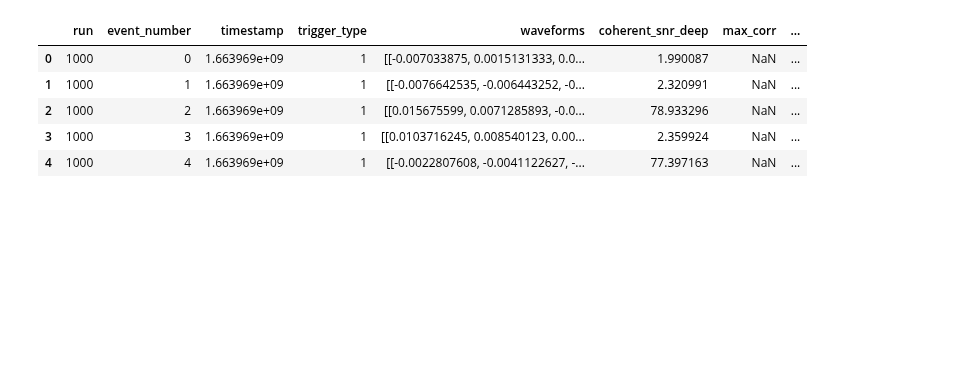
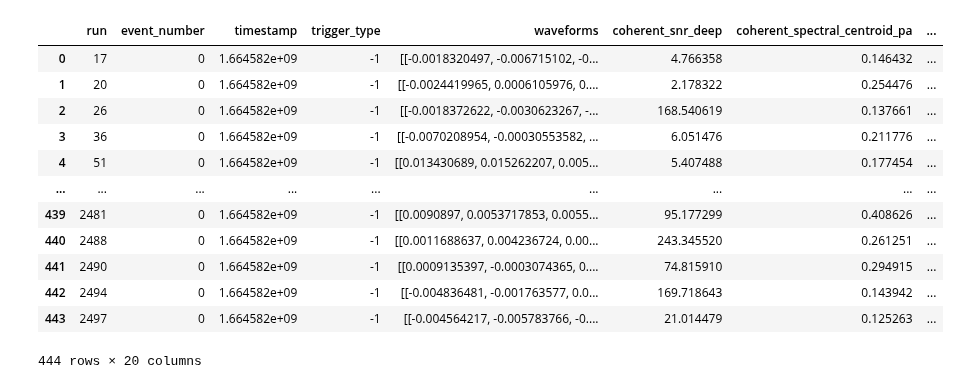
Before and after one commit to alisanozdrina/TS_ML, a Jupyter notebook: notebooks/check_h5files.ipynb, the cells around one changed output. Saved outputs shown, nothing was run; the diff lists cells and outputs as text; code cells hidden in the pictures; blank space fills up the shorter version.

```diff
--- a/notebooks/check_h5files.ipynb
+++ b/notebooks/check_h5files.ipynb
@@ -2,15 +2,17 @@
 import h5py
 import pandas as pd
 
-path = "/fs/ess/PAS2608/alisa/rno_g/TS_ML/ml_dataset"
+path = "/fs/ess/PAS2608/alisa/rno_g/TS_ML/ml_dataset/data/station23_2022"
 fname = f"{path}/station23_run1000.h5"
 
+#fname='/fs/ess/PAS2608/alisa/rno_g/TS_ML/ml_dataset/sim/nc_cr_proxy_full_set/station23_sim_lgE19.0_c0136.h5'
 with h5py.File(fname, "r") as f:
     waveforms = f["waveforms"][:]        # shape likely (N, 24, 2048)
     run = f["run"][:]
     event_number = f["event_number"][:]
     timestamp = f["timestamp"][:]
     trigger_type = f["trigger_type"][:]
+    snr_avg_deep = f["features"]["snr_avg_deep"][:]
 
     print("waveforms:", waveforms.shape)
     print("run:", run.shape)
@@ -24,21 +46,28 @@ features keys: ['coherent_snr_deep', 'max_corr', 'passed_hit_filter', 'snr_avg_d
 # %%
 with h5py.File(fname, "r") as f:
     df = pd.DataFrame({
         "run": f["run"][:],
         "event_number": f["event_number"][:],
         "timestamp": f["timestamp"][:],
         "trigger_type": f["trigger_type"][:],
         "waveforms": list(f["waveforms"][:])  # Store waveforms as lists in the DataFrame
     })
 
     for key in f["features"].keys():
         df[key] = f["features"][key][:]
 
-df.head()
+df
 # %% [output]
-|  | run | event_number | timestamp | trigger_type | waveforms | coherent_snr_deep | max_corr | ... |
-| 0 | 1000 | 0 | 1.663969e+09 | 1 | [[-0.007033875, 0.0015131333, 0.0... | 1.990087 | NaN | ... |
-| 1 | 1000 | 1 | 1.663969e+09 | 1 | [[-0.0076642535, -0.006443252, -0... | 2.320991 | NaN | ... |
-| 2 | 1000 | 2 | 1.663969e+09 | 1 | [[0.015675599, 0.0071285893, -0.0... | 78.933296 | NaN | ... |
-| 3 | 1000 | 3 | 1.663969e+09 | 1 | [[0.0103716245, 0.008540123, 0.00... | 2.359924 | NaN | ... |
-| 4 | 1000 | 4 | 1.663969e+09 | 1 | [[-0.0022807608, -0.0041122627, -... | 77.397163 | NaN | ... |
+|  | run | event_number | timestamp | trigger_type | waveforms | coherent_snr_deep | coherent_spectral_centroid_pa | ... |
+| 0 | 17 | 0 | 1.664582e+09 | -1 | [[-0.0018320497, -0.006715102, -0... | 4.766358 | 0.146432 | ... |
+| 1 | 20 | 0 | 1.664582e+09 | -1 | [[-0.0024419965, 0.0006105976, 0.... | 2.178322 | 0.254476 | ... |
+| 2 | 26 | 0 | 1.664582e+09 | -1 | [[-0.0018372622, -0.0030623267, -... | 168.540619 | 0.137661 | ... |
+| 3 | 36 | 0 | 1.664582e+09 | -1 | [[-0.0070208954, -0.00030553582, ... | 6.051476 | 0.211776 | ... |
+| 4 | 51 | 0 | 1.664582e+09 | -1 | [[0.013430689, 0.015262207, 0.005... | 5.407488 | 0.177454 | ... |
+| ... | ... | ... | ... | ... | ... | ... | ... | ... |
+| 439 | 2481 | 0 | 1.664582e+09 | -1 | [[0.0090897, 0.0053717853, 0.0055... | 95.177299 | 0.408626 | ... |
+| 440 | 2488 | 0 | 1.664582e+09 | -1 | [[0.0011688637, 0.004236724, 0.00... | 243.345520 | 0.261251 | ... |
+| 441 | 2490 | 0 | 1.664582e+09 | -1 | [[0.0009135397, -0.0003074365, 0.... | 74.815910 | 0.294915 | ... |
+| 442 | 2494 | 0 | 1.664582e+09 | -1 | [[-0.004836481, -0.001763577, 0.0... | 169.718643 | 0.143942 | ... |
+| 443 | 2497 | 0 | 1.664582e+09 | -1 | [[-0.004564217, -0.005783766, -0.... | 21.014479 | 0.125263 | ... |
+444 rows × 20 columns
```
Also changed, not shown: parts of 5 cells of this notebook, 9 other files.
